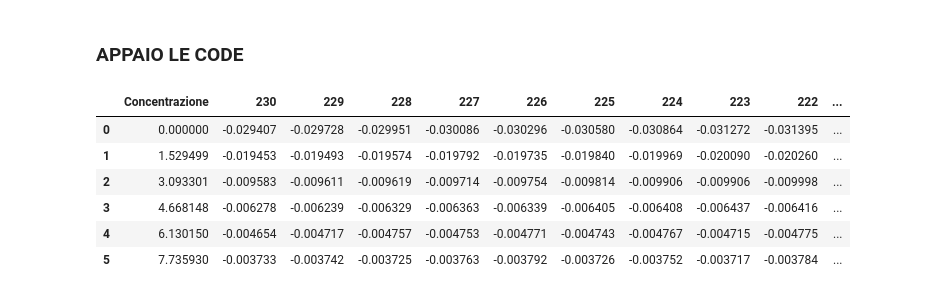
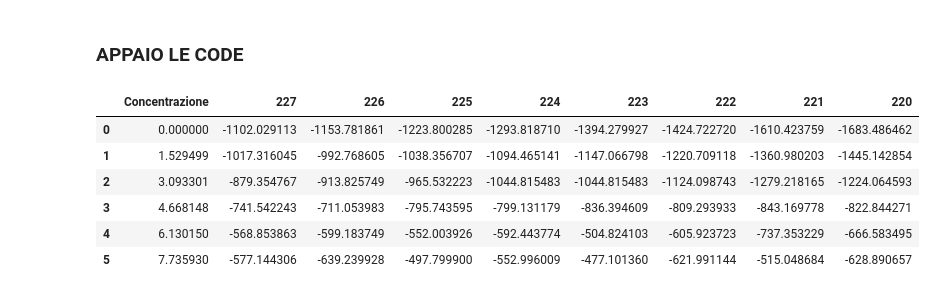
Before and after one commit to CarminatiGiovanni/LaboratorioBiofisica, a Jupyter notebook: DICROISMO/denaturazione.ipynb, the cells around one changed output. Saved outputs shown, nothing was run; the diff lists cells and outputs as text; code cells hidden in the pictures.

```diff
--- a/DICROISMO/denaturazione.ipynb
+++ b/DICROISMO/denaturazione.ipynb
@@ -37,7 +37,9 @@ T = 300 # K
 # %%
 # import concentrazioni* 1000000 #M
 
-concentrazioni = np.array([0,1.529499455,3.093301471,4.668148484,6.130150005,7.735930045])
+concentrazioni = np.array([0,1.529499455,3.093301471,4.668148484,6.130150005,7.735930045]) # M
+
+concentrazioniBLG = np.array([4.05537E-06, 3.52052E-06, 3.58147E-06, 3.64439E-06, 3.66342E-06, 3.57871E-06]) # M
 
 print('Concentrazione GuHCl [M]: ',concentrazioni)
 # %% [output]
@@ -83,13 +85,12 @@ spettri['λ'] = spettriRAW['λ']
 
 for i, conc in enumerate(['C0', 'C1', 'C2', 'C3', 'C4', 'C5']):
     λ = spettriRAW['λ']
-    if i != 0:
-        θ = spettriRAW[conc] * 100 / (concentrazioni[i] * N * l)
-    else:
-        θ = spettriRAW[conc] * 100 / (N * l)
 
+    θ = spettriRAW[conc] * 100 / (concentrazioniBLG[i] * N * l)
+
+    # APPAIO DELLE CODE
     mean = θ[λ > 250].mean()
-   #  θ = θ - mean
+    θ = θ - mean
     spettri[conc] = θ  # aggiorna la colonna
 
     fig.add_trace(go.Scatter(
@@ -100,7 +101,7 @@ for i, conc in enumerate(['C0', 'C1', 'C2', 'C3', 'C4', 'C5']):
     ))
 
 fig.update_layout(
-    yaxis=dict(range=[-0.08000, 0.04000]),
+    yaxis=dict(range=[-2000,100]),
     xaxis_title='λ',
     yaxis_title='θ [deg·cm² dmol⁻¹]',
     legend_title='C denaturante [M]',
@@ -115,30 +116,30 @@ fig.show()
 # %%
 λ = spettri['λ']
 
 λmin = 220
-λmax = 230
+λmax = 227
 
 imin,imax = λ[λ == λmin].index[0], λ[λ == λmax].index[0]
 # print(imin,imax)
 
 Λ = np.arange(λmax,λmin-1,-1)
 
 # Seleziona solo le colonne delle concentrazioni (senza le colonne λ)
 spettro_ristretto = spettri.loc[imax:imin, ['C0','C1', 'C2', 'C3', 'C4', 'C5']]
 spettro_ristretto = spettro_ristretto.T
 spettro_ristretto.columns = Λ
 spettro_ristretto.insert(0, 'Concentrazione', spettro_ristretto.index)
 spettro_ristretto.reset_index(drop=True, inplace=True)
 spettro_ristretto['Concentrazione'] = concentrazioni
 display(spettro_ristretto)
 # %% [output]
-|  | Concentrazione | 230 | 229 | 228 | 227 | 226 | 225 | 224 | 223 | 222 | ... |
-| 0 | 0.000000 | -0.029407 | -0.029728 | -0.029951 | -0.030086 | -0.030296 | -0.030580 | -0.030864 | -0.031272 | -0.031395 | ... |
-| 1 | 1.529499 | -0.019453 | -0.019493 | -0.019574 | -0.019792 | -0.019735 | -0.019840 | -0.019969 | -0.020090 | -0.020260 | ... |
-| 2 | 3.093301 | -0.009583 | -0.009611 | -0.009619 | -0.009714 | -0.009754 | -0.009814 | -0.009906 | -0.009906 | -0.009998 | ... |
-| 3 | 4.668148 | -0.006278 | -0.006239 | -0.006329 | -0.006363 | -0.006339 | -0.006405 | -0.006408 | -0.006437 | -0.006416 | ... |
-| 4 | 6.130150 | -0.004654 | -0.004717 | -0.004757 | -0.004753 | -0.004771 | -0.004743 | -0.004767 | -0.004715 | -0.004775 | ... |
-| 5 | 7.735930 | -0.003733 | -0.003742 | -0.003725 | -0.003763 | -0.003792 | -0.003726 | -0.003752 | -0.003717 | -0.003784 | ... |
+|  | Concentrazione | 227 | 226 | 225 | 224 | 223 | 222 | 221 | 220 |
+| 0 | 0.000000 | -1102.029113 | -1153.781861 | -1223.800285 | -1293.818710 | -1394.279927 | -1424.722720 | -1610.423759 | -1683.486462 |
+| 1 | 1.529499 | -1017.316045 | -992.768605 | -1038.356707 | -1094.465141 | -1147.066798 | -1220.709118 | -1360.980203 | -1445.142854 |
+| 2 | 3.093301 | -879.354767 | -913.825749 | -965.532223 | -1044.815483 | -1044.815483 | -1124.098743 | -1279.218165 | -1224.064593 |
+| 3 | 4.668148 | -741.542243 | -711.053983 | -795.743595 | -799.131179 | -836.394609 | -809.293933 | -843.169778 | -822.844271 |
+| 4 | 6.130150 | -568.853863 | -599.183749 | -552.003926 | -592.443774 | -504.824103 | -605.923723 | -737.353229 | -666.583495 |
+| 5 | 7.735930 | -577.144306 | -639.239928 | -497.799900 | -552.996009 | -477.101360 | -621.991144 | -515.048684 | -628.890657 |
 # %%
 # fig = go.Figure()
 colors = px.colors.sample_colorscale(px.colors.sequential.Plasma, len(Λ))
```
Also changed, not shown: parts of 3 cells of this notebook, 5 other files.
